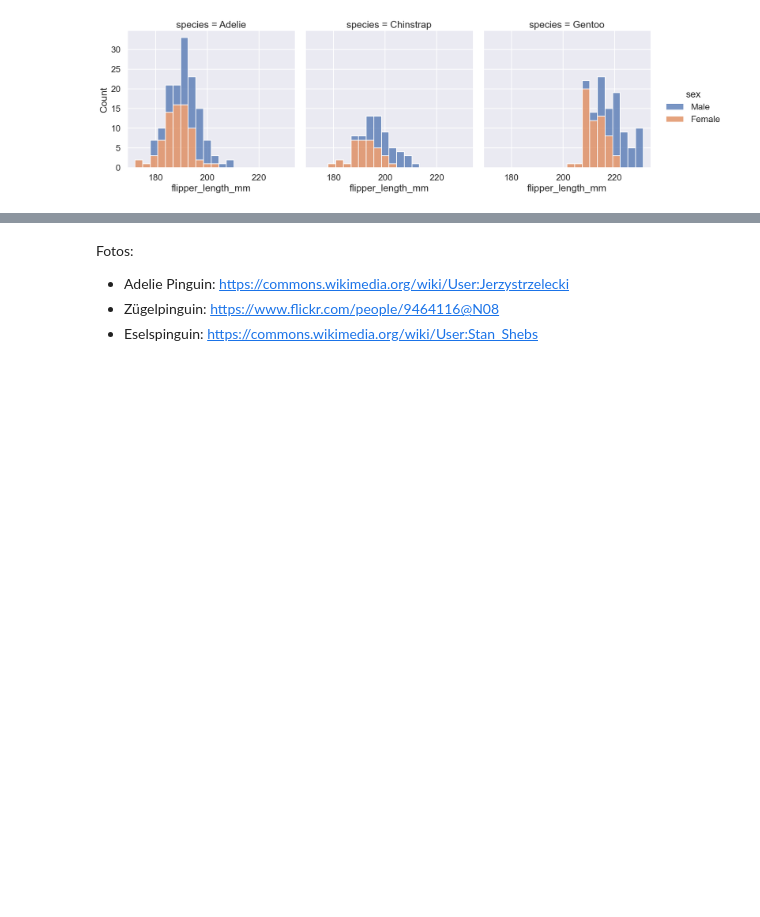
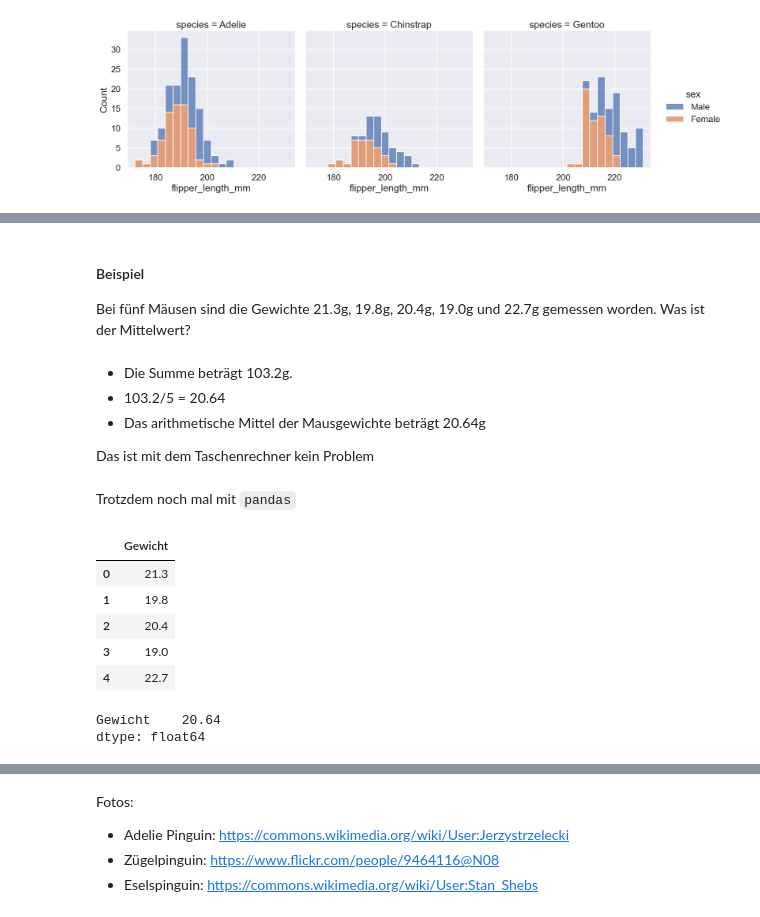
Before and after one commit to Ruediger-Braun/mfb2526, a Jupyter notebook: lektion05.ipynb, the cells around one changed output, grey strips where cells are left out. Cells and saved outputs as stored; diff of their text form; code cells hidden in the pictures; blank space fills up the shorter version.

```diff
--- a/lektion05.ipynb
+++ b/lektion05.ipynb
@@ -336,0 +364,29 @@ sns.displot(df, x="flipper_length_mm", col="species", hue='sex', binwidth=3,
+# %% [markdown]
+#### Beispiel
+
+Bei fünf Mäusen sind die Gewichte 21.3g, 19.8g, 20.4g, 19.0g und 22.7g gemessen worden.  Was ist der Mittelwert?
+# %% [markdown]
+* Die Summe beträgt 103.2g.
+* 103.2/5 = 20.64
+* Das arithmetische Mittel der Mausgewichte beträgt 20.64g
+
+Das ist mit dem Taschenrechner kein Problem
+# %% [markdown]
+Trotzdem noch mal mit `pandas`
+# %%
+maeuse = pd.DataFrame()  #  leerer DataFrame
+# %%
+maeuse['Gewicht'] = [21.3, 19.8, 20.4, 19.0, 22.7]
+maeuse
+# %% [output]
+|  | Gewicht |
+| 0 | 21.3 |
+| 1 | 19.8 |
+| 2 | 20.4 |
+| 3 | 19.0 |
+| 4 | 22.7 |
+# %%
+maeuse.mean()
+# %% [output]
+Gewicht    20.64
+dtype: float64
```
Also changed, not shown: parts of 26 cells of this notebook.
